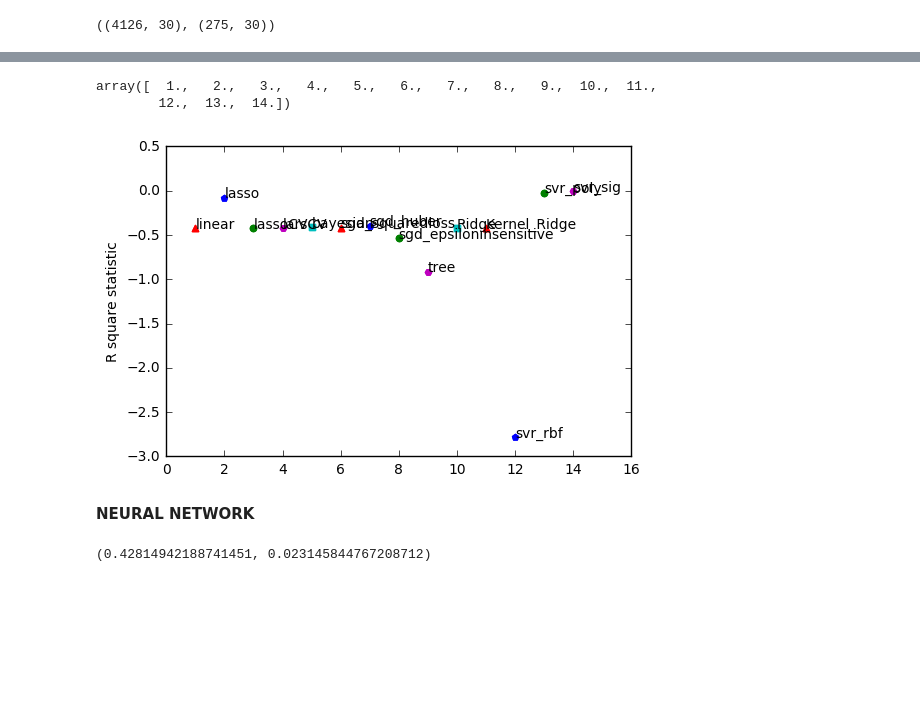
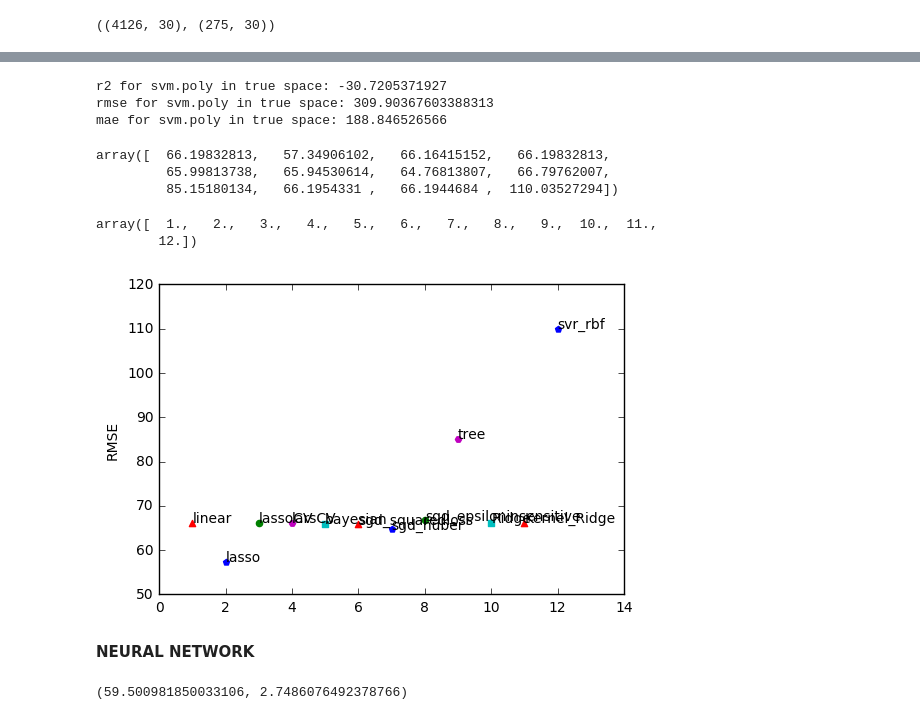
Before and after one commit to BeckResearchLab/MPexplo, a Jupyter notebook: extra-o-matic/melting points- starting all over again.ipynb, the cells around one changed output, grey strips where cells are left out. Cells and saved outputs as stored; diff of their text form; code cells hidden in the pictures; blank space fills up the shorter version.

Commit message:
additional evaluations on the models added

```diff
--- a/extra-o-matic/melting points- starting all over again.ipynb
+++ b/extra-o-matic/melting points- starting all over again.ipynb
@@ -280,0 +344,14 @@ array([ -4.24725540e-01,  -7.97095326e-02,  -4.23002313e-01,
+# %%
+regr_kr=KernelRidge(alpha=1.0)
+model_kr=regr_kr.fit(x_train_norm, y_train_norm)
+y_predict_kr=model_kr.predict(x_test_norm)
+#scale back to original space
+y_predict_kr_true=y_scaler.inverse_transform(y_predict_kr)
+#evaluate
+mse_kr=mean_squared_error(y_test_df, y_predict_kr_true)
+rmse_kr=sqrt(mse_kr)
+mae_kr=mean_absolute_error(y_test_df, y_predict_kr_true)
+r2_kr=r2_score(y_test_df, y_predict_kr_true)
+print('r2 for kernel ridge in true space:',r2_kr)
+print('rmse for kernel ridge in true space:', rmse_kr)
+print('mae for kernel ridge in true space:', mae_kr)
@@ -280,0 +362,15 @@ array([ -4.24725540e-01,  -7.97095326e-02,  -4.23002313e-01,
+# %%
+#support vector machines
+svr_rbf=SVR(kernel='rbf', C=1e3)
+model_rbf=svr_rbf.fit(x_train_norm, y_train_norm)
+y_predict_rbf=model_rbf.predict(x_test_norm)
+#scale back to original space
+y_predict_rbf_true=y_scaler.inverse_transform(y_predict_rbf)
+#evaluate
+mse_rbf=mean_squared_error(y_test_df, y_predict_rbf_true)
+rmse_rbf=sqrt(mse_rbf)
+mae_rbf=mean_absolute_error(y_test_df, y_predict_rbf_true)
+r2_rbf=r2_score(y_test_df, y_predict_rbf_true)
+print('r2 for svm.rbf in true space:',r2_rbf)
+print('rmse for svm.rbf in true space:', rmse_rbf)
+print('mae for svm.rbf in true space:', mae_rbf)
@@ -281,32 +399,57 @@ array([ -4.24725540e-01,  -7.97095326e-02,  -4.23002313e-01,
+# %%
+svr_poly=SVR(kernel='poly', C=1e3)
+model_poly=svr_poly.fit(x_train_norm, y_train_norm)
+y_predict_poly=model_poly.predict(x_test_norm)
+#scale back to original space
+y_predict_poly_true=y_scaler.inverse_transform(y_predict_poly)
+#evaluate
+mse_poly=mean_squared_error(y_test_df, y_predict_poly_true)
+rmse_poly=sqrt(mse_poly)
+mae_poly=mean_absolute_error(y_test_df, y_predict_poly_true)
+r2_poly=r2_score(y_test_df, y_predict_poly_true)
+print('r2 for svm.poly in true space:',r2_poly)
+print('rmse for svm.poly in true space:', rmse_poly)
+print('mae for svm.poly in true space:', mae_poly)
+# %% [output]
+r2 for svm.poly in true space: -30.7205371927
+rmse for svm.poly in true space: 309.90367603388313
+mae for svm.poly in true space: 188.846526566
+# %%
+C=np.array([rmse_linear, rmse_lasso, rmse_lassoCV, rmse_larsCV, rmse_b, rmse_sgd, rmse_sgd2, rmse_sgd3, rmse_tree, rmse_ridge, rmse_kr, rmse_rbf])
+C
+# %% [output]
+array([  66.19832813,   57.34906102,   66.16415152,   66.19832813,
+         65.99813738,   65.94530614,   64.76813807,   66.79762007,
+         85.15180134,   66.1954331 ,   66.1944684 ,  110.03527294])
 # %%
-D=np.array(np.arange(1, 15.0, 1))
+D=np.array(np.arange(1, 13.0, 1))
 D
 # %% [output]
 array([  1.,   2.,   3.,   4.,   5.,   6.,   7.,   8.,   9.,  10.,  11.,
-        12.,  13.,  14.])
+        12.])
 # %%
 plt.scatter(D[0],C[0], color='r',marker='^', alpha=1)
 plt.scatter(D[1],C[1], color='b',marker='p', alpha=1)
 plt.scatter(D[2],C[2], color='g',marker='o', alpha=1)
 plt.scatter(D[3],C[3], color='m',marker='H', alpha=1)
 plt.scatter(D[4],C[4], color='c',marker='s', alpha=1)
 plt.scatter(D[5],C[5], color='r',marker='^', alpha=1)
 plt.scatter(D[6],C[6], color='b',marker='p', alpha=1)
 plt.scatter(D[7],C[7], color='g',marker='o', alpha=1)
 plt.scatter(D[8],C[8], color='m',marker='H', alpha=1)
 plt.scatter(D[9],C[9], color='c',marker='s', alpha=1)
 plt.scatter(D[10],C[10], color='r',marker='^', alpha=1)
 plt.scatter(D[11],C[11], color='b',marker='p', alpha=1)
-plt.scatter(D[12],C[12], color='g',marker='o', alpha=1)
-plt.scatter(D[13],C[13], color='m',marker='H', alpha=1)
+#plt.scatter(D[12],C[12], color='g',marker='o', alpha=1)
+#plt.scatter(D[13],C[13], color='m',marker='H', alpha=1)
 #plt.scatter(D[14],C[14], color='m',marker='H', alpha=1)
-n=['linear','lasso','lassoCV','larsCV','bayesian','sgd_squaredloss','sgd_huber','sgd_epsiloninsensitive','tree','Ridge','Kernel_Ridge','svr_rbf','svr_poly','svr_sig']
+n=['linear','lasso','lassoCV','larsCV','bayesian','sgd_squaredloss','sgd_huber','sgd_epsiloninsensitive','tree','Ridge','Kernel_Ridge','svr_rbf']
 for i, txt in enumerate(n):
     plt.annotate(txt, (D[i],C[i]))
-plt.ylabel('R square statistic')
+plt.ylabel('RMSE')
 plt.show()
 # %% [output]
-[figure, old version]
+[figure, new version]
 # %% [markdown]
 **NEURAL NETWORK**
 # %%
@@ -327,14 +471,14 @@ def baseline_model():
     return model
 # %%
 seed=7
-#fit and evaluate the NN
+#fit and evaluate the NN#USE OF STRATIFIEDKFOLD ONLY FOR BINARY CLASSIFICATION
 estimators=[]
-estimators.append(('standardize', StandardScaler()))
+#estimators.append(('standardize', StandardScaler()))
 estimators.append(('mlp', KerasRegressor(build_fn=baseline_model, nb_epoch=100, batch_size=5, verbose=0)))
 pipeline=Pipeline(estimators)
 kfold=KFold(n_splits=10, shuffle=True, random_state=seed)
-results=cross_val_score(pipeline, x_train_norm, y_train_norm, cv=kfold, scoring='r2')
-results.mean(), results.std()
+results=cross_val_score(pipeline, x_train_norm, y_train_norm, cv=kfold, scoring='mean_absolute_error')
+abs(results.mean()*100), results.std()*100
 # %% [output]
-(0.42814942188741451, 0.023145844767208712)
+(59.500981850033106, 2.7486076492378766)
 # %%
```
Also changed, not shown: parts of 35 cells of this notebook.
